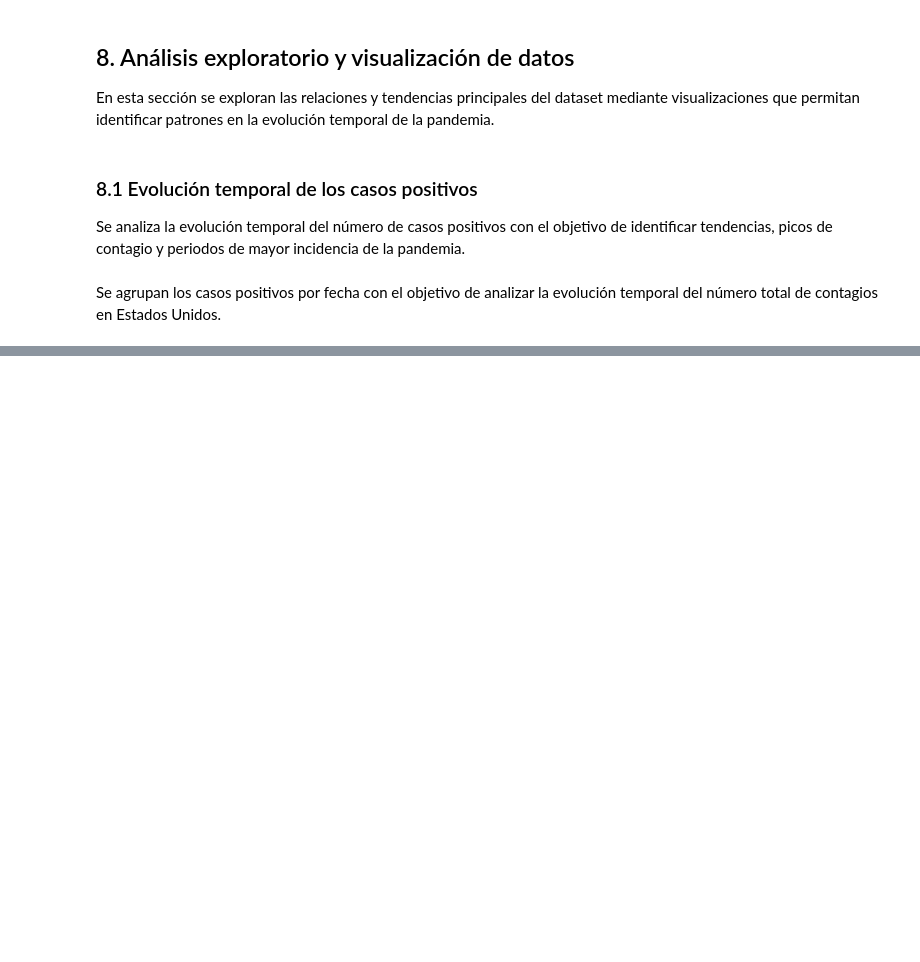
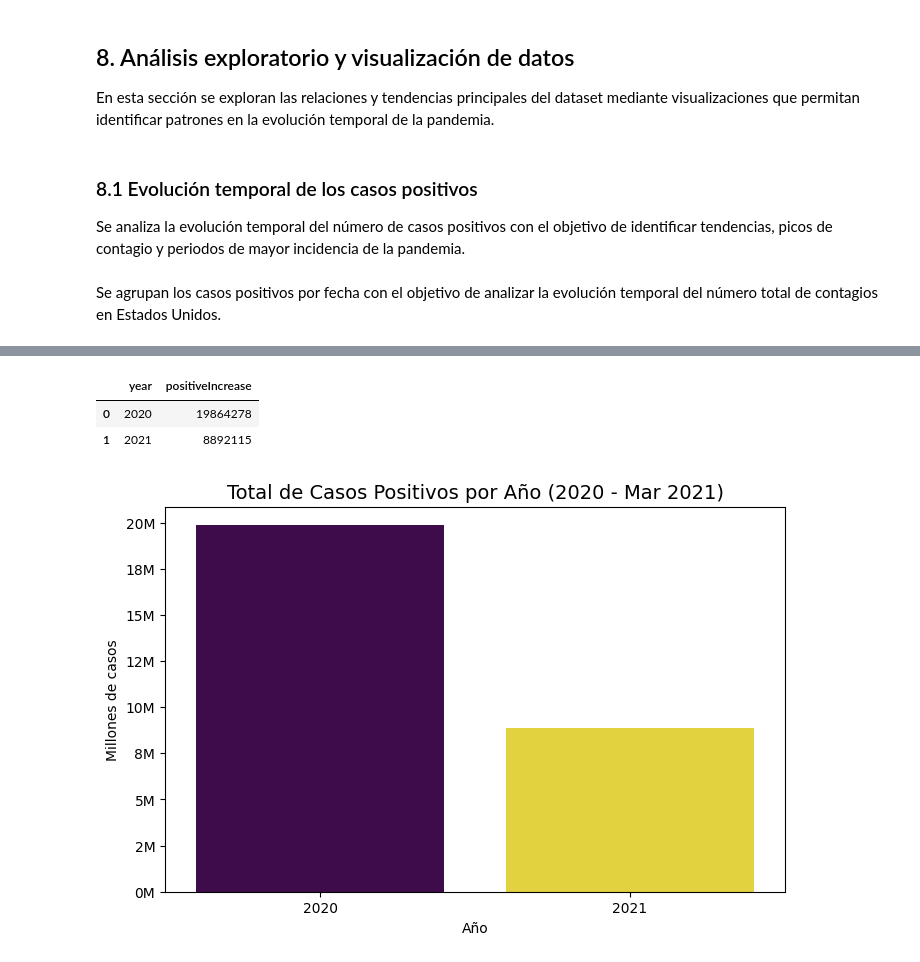
Before and after one commit to Bootcamp-IA-P6/Proyecto4_Gema_Yebenes_EDA, a Jupyter notebook: notebooks/01_eda_covid_usa.ipynb, the cells around one changed output, grey strips where cells are left out. Saved outputs shown, nothing was run; the diff lists cells and outputs as text; code cells hidden in the pictures; blank space fills up the shorter version.

```diff
--- a/notebooks/01_eda_covid_usa.ipynb
+++ b/notebooks/01_eda_covid_usa.ipynb
@@ -317,0 +334,41 @@ plt.show()
+# %%
+cases_by_year = df_analysis.groupby('year')['positiveIncrease'].sum().reset_index()
+# %%
+cases_by_year
+# %% [output]
+|  | year | positiveIncrease |
+| 0 | 2020 | 19864278 |
+| 1 | 2021 | 8892115 |
+# %%
+import matplotlib.pyplot as plt
+import seaborn as sns
+from matplotlib.ticker import FuncFormatter
+
+
+# 2. Configurar el gráfico
+plt.figure(figsize=(8, 5))
+
+#  Añadimos hue='year' y legend=False
+ax = sns.barplot(
+    data=cases_by_year,
+    x='year',
+    y='positiveIncrease',
+    palette='viridis',
+    hue='year',
+    legend=False
+)
+
+# 3. Etiquetas y Títulos
+plt.title('Total de Casos Positivos por Año (2020 - Mar 2021)', fontsize=14)
+plt.ylabel('Millones de casos')
+plt.xlabel('Año')
+
+#  Usamos FuncFormatter para el eje Y (forma limpia sin warnings)
+def millones_fmt(x, pos):
+    return '{:,.0f}M'.format(x / 1_000_000)
+
+ax.yaxis.set_major_formatter(FuncFormatter(millones_fmt))
+
+plt.show()
+# %% [output]
+[figure, added]
```
Also changed, not shown: parts of 28 cells of this notebook, 2 other files.
